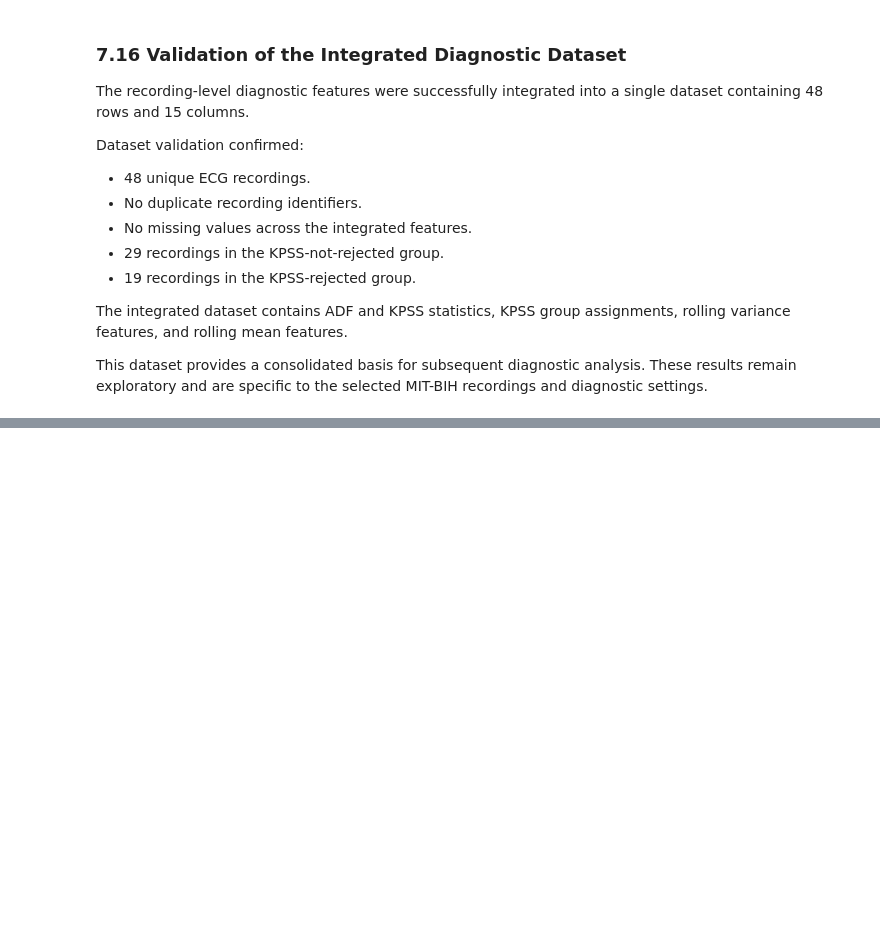
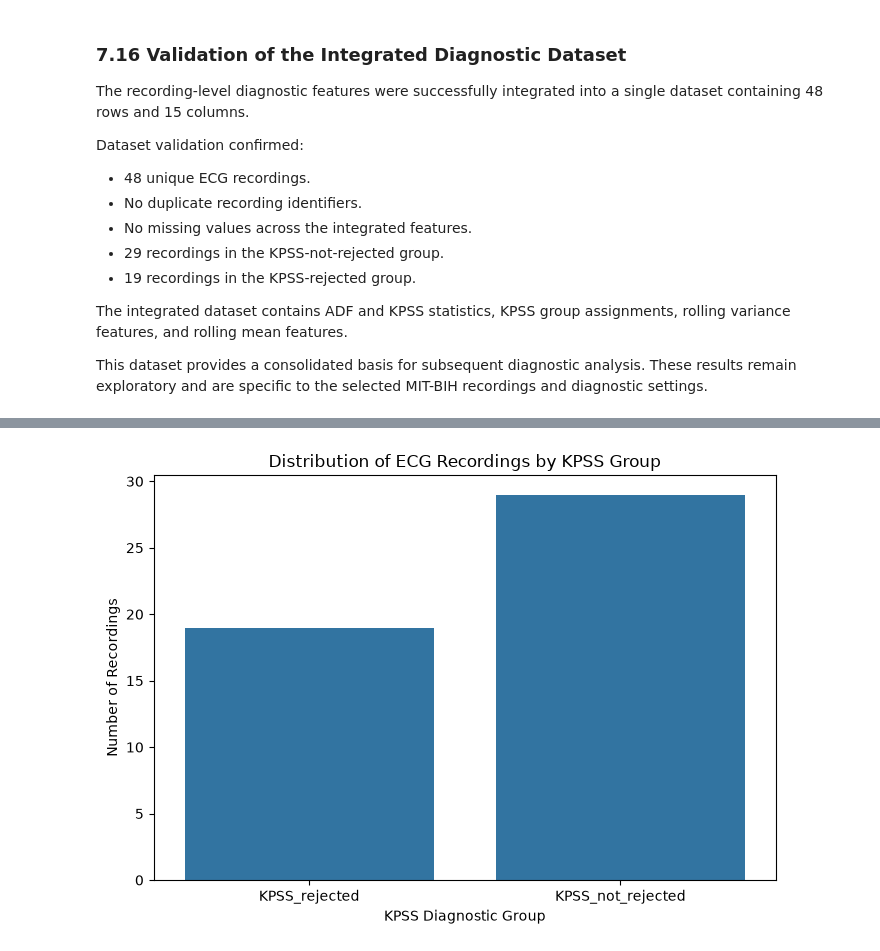
Before and after one commit to hmdsahed/ecg-diagnostic-driven-framework, a Jupyter notebook: 01_Data_Inspection_and_Statistical_Analysis.ipynb, the cells around one changed output, grey strips where cells are left out. Saved outputs shown, nothing was run; the diff lists cells and outputs as text; code cells hidden in the pictures; blank space fills up the shorter version.

```diff
--- a/1st experiment.ipynb
+++ b/01_Data_Inspection_and_Statistical_Analysis.ipynb
@@ -1894,0 +1910,11 @@ This dataset provides a consolidated basis for subsequent diagnostic analysis. T
+# %%
+import pandas as pd
+
+diagnostic_features_df = pd.read_csv(
+    "mitbih_integrated_diagnostic_features.csv"
+)
+
+print("Shape:", diagnostic_features_df.shape)
+print(diagnostic_features_df.head())
+print("\nMissing values:",
+      diagnostic_features_df.isnull().sum().sum())
@@ -1894,0 +2255,20 @@ This dataset provides a consolidated basis for subsequent diagnostic analysis. T
+# %%
+import matplotlib.pyplot as plt
+import seaborn as sns
+
+plt.figure(figsize=(7, 5))
+
+sns.countplot(
+    data=diagnostic_features_df,
+    x="KPSS_group",
+    order=["KPSS_rejected", "KPSS_not_rejected"]
+)
+
+plt.title("Distribution of ECG Recordings by KPSS Group")
+plt.xlabel("KPSS Diagnostic Group")
+plt.ylabel("Number of Recordings")
+
+plt.tight_layout()
+plt.show()
+# %% [output]
+[figure, added]
```
Also changed, not shown: parts of 50 cells of this notebook.
